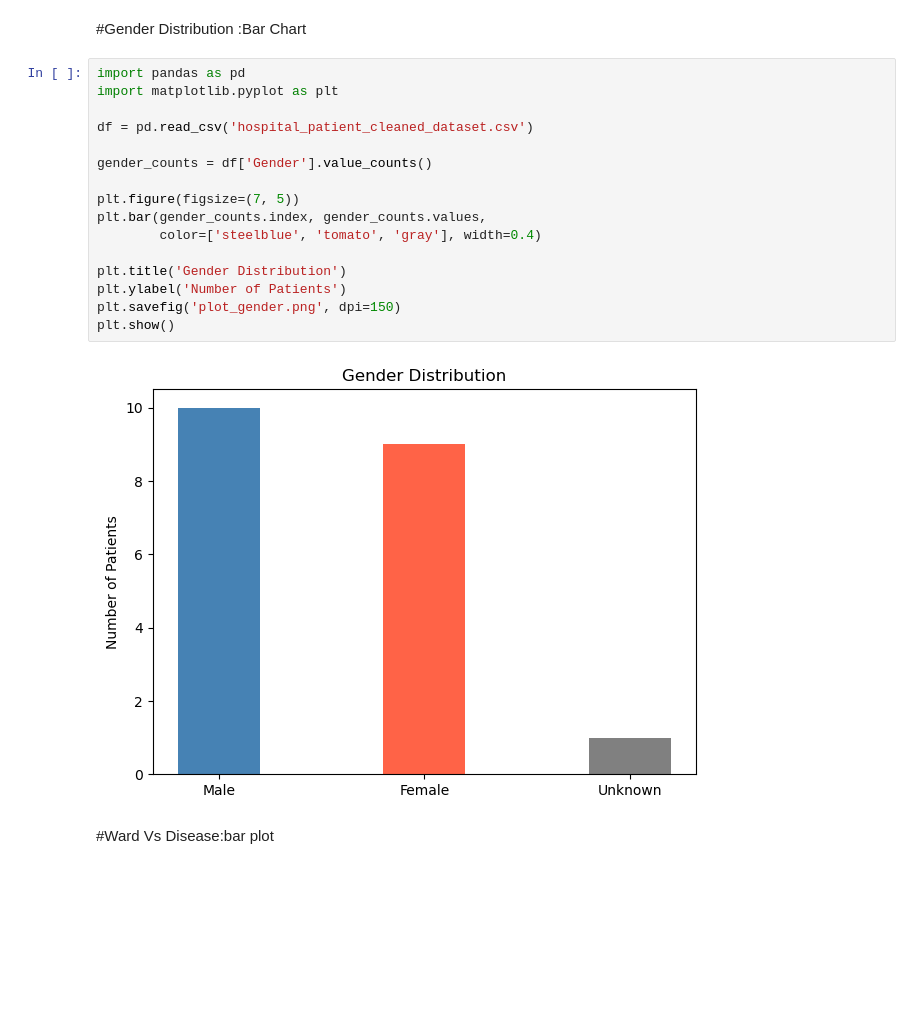
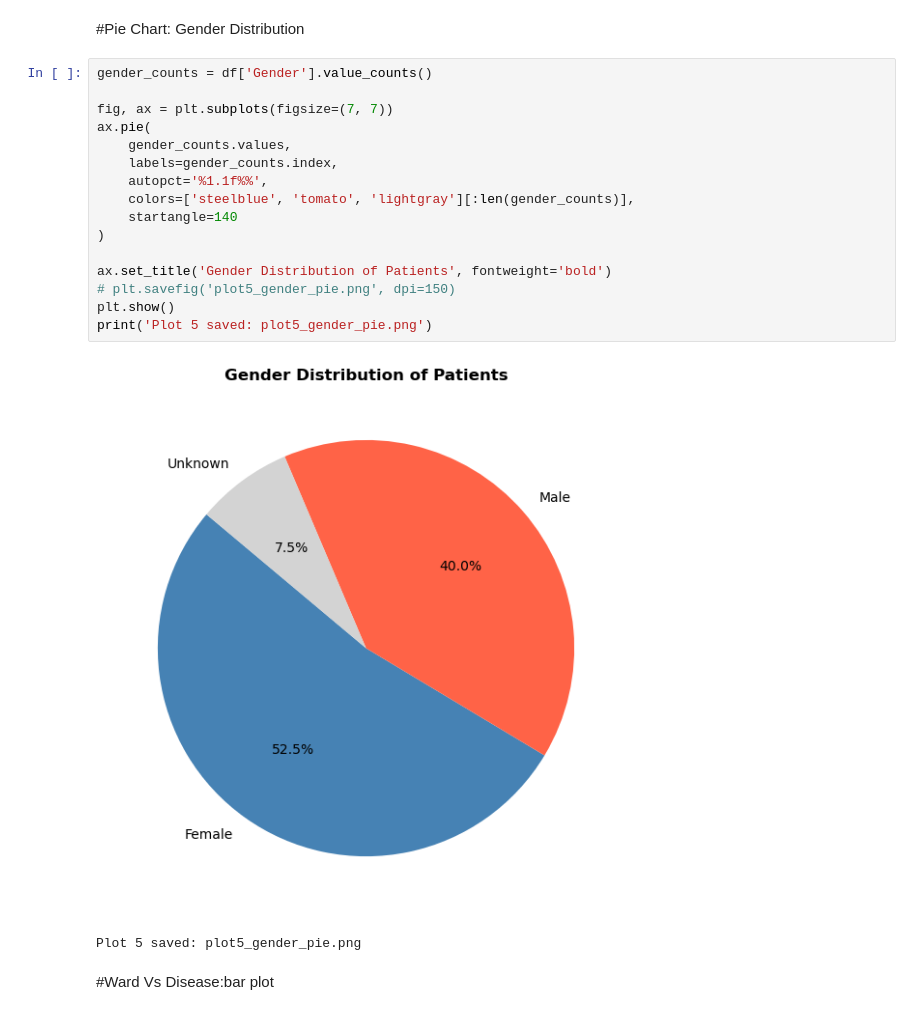
Before and after one commit to Susan-sapkota-98/Advanced-python-for-Datascience, a Jupyter notebook: PROJECT/hospital_visualization.ipynb, the cells around one changed output. Drawn from its saved outputs; the diff is of its cells as text; blank space fills up the shorter version.

```diff
--- a/PROJECT/hospital_visualization.ipynb
+++ b/PROJECT/hospital_visualization.ipynb
@@ -38,23 +38,24 @@ plt.show()
 # %% [markdown]
-#Gender Distribution :Bar Chart
+#Pie Chart: Gender Distribution
 # %%
-import pandas as pd
-import matplotlib.pyplot as plt
-
-df = pd.read_csv('hospital_patient_cleaned_dataset.csv')
-
 gender_counts = df['Gender'].value_counts()
 
-plt.figure(figsize=(7, 5))
-plt.bar(gender_counts.index, gender_counts.values,
-        color=['steelblue', 'tomato', 'gray'], width=0.4)
+fig, ax = plt.subplots(figsize=(7, 7))
+ax.pie(
+    gender_counts.values,
+    labels=gender_counts.index,
+    autopct='%1.1f%%',
+    colors=['steelblue', 'tomato', 'lightgray'][:len(gender_counts)],
+    startangle=140
+)
 
-plt.title('Gender Distribution')
-plt.ylabel('Number of Patients')
-plt.savefig('plot_gender.png', dpi=150)
+ax.set_title('Gender Distribution of Patients', fontweight='bold')
+# plt.savefig('plot5_gender_pie.png', dpi=150)
 plt.show()
+print('Plot 5 saved: plot5_gender_pie.png')
 # %% [output]
-[figure, old version]
+[figure, new version]
+Plot 5 saved: plot5_gender_pie.png
 # %% [markdown]
 #Ward Vs Disease:bar plot
 # %%
```
Also changed, not shown: parts of 6 cells of this notebook, 8 other files.
